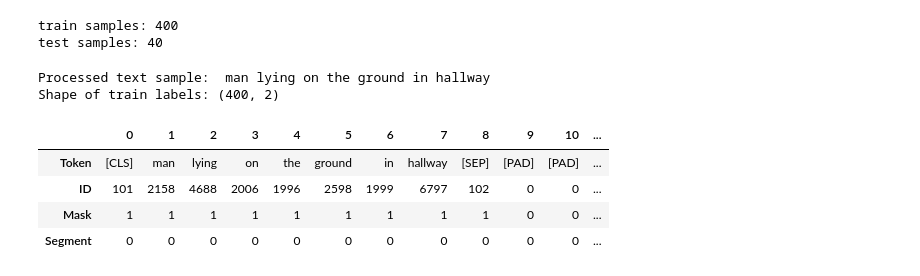
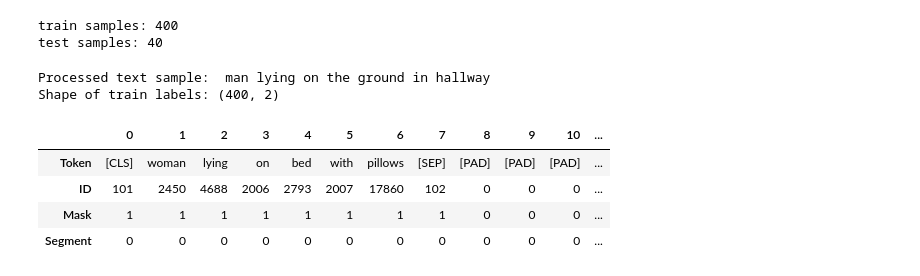
Before and after one commit to qkrwoghd04/binary_classification_using_BERT-ViT, a Jupyter notebook: code/Image&Text_fusion_using_BERT.ipynb, the cells around one changed output. Cells and saved outputs as stored; diff of their text form; code cells hidden in the pictures.

```diff
--- a/code/Image&Text_fusion_using_BERT.ipynb
+++ b/code/Image&Text_fusion_using_BERT.ipynb
@@ -212,27 +214,27 @@ ids_test, segments_test, masks_test = prepare(processed_test,
 # %%
 def print_token_info(token_ids, input_mask, segment_ids, tokenizer):
     # 토큰 ID에서 토큰으로 변환
     tokens = tokenizer.convert_ids_to_tokens(token_ids)
 
     # 출력을 위한 데이터 프레임 생성
     token_info = pd.DataFrame({
         'Token': tokens,
         'ID': token_ids,
         'Mask': input_mask,
         'Segment': segment_ids
     })
 
     # 데이터 프레임 출력
     display(pd.DataFrame(token_info.T))
 
 # 예제 데이터를 사용하여 출력
-index = 0  # 첫 번째 샘플을 출력하기 위한 인덱스
+index = 210  # 첫 번째 샘플을 출력하기 위한 인덱스
 print_token_info(ids_train[index], masks_train[index], segments_train[index], tokenizer)
 # %% [output]
 |  | 0 | 1 | 2 | 3 | 4 | 5 | 6 | 7 | 8 | 9 | 10 | ... |
-| Token | [CLS] | man | lying | on | the | ground | in | hallway | [SEP] | [PAD] | [PAD] | ... |
-| ID | 101 | 2158 | 4688 | 2006 | 1996 | 2598 | 1999 | 6797 | 102 | 0 | 0 | ... |
-| Mask | 1 | 1 | 1 | 1 | 1 | 1 | 1 | 1 | 1 | 0 | 0 | ... |
+| Token | [CLS] | woman | lying | on | bed | with | pillows | [SEP] | [PAD] | [PAD] | [PAD] | ... |
+| ID | 101 | 2450 | 4688 | 2006 | 2793 | 2007 | 17860 | 102 | 0 | 0 | 0 | ... |
+| Mask | 1 | 1 | 1 | 1 | 1 | 1 | 1 | 1 | 0 | 0 | 0 | ... |
 | Segment | 0 | 0 | 0 | 0 | 0 | 0 | 0 | 0 | 0 | 0 | 0 | ... |
 # %%
 input_word_ids = layers.Input(shape=(max_length,), dtype=tf.int32,
```
Also changed, not shown: parts of 6 cells of this notebook.
